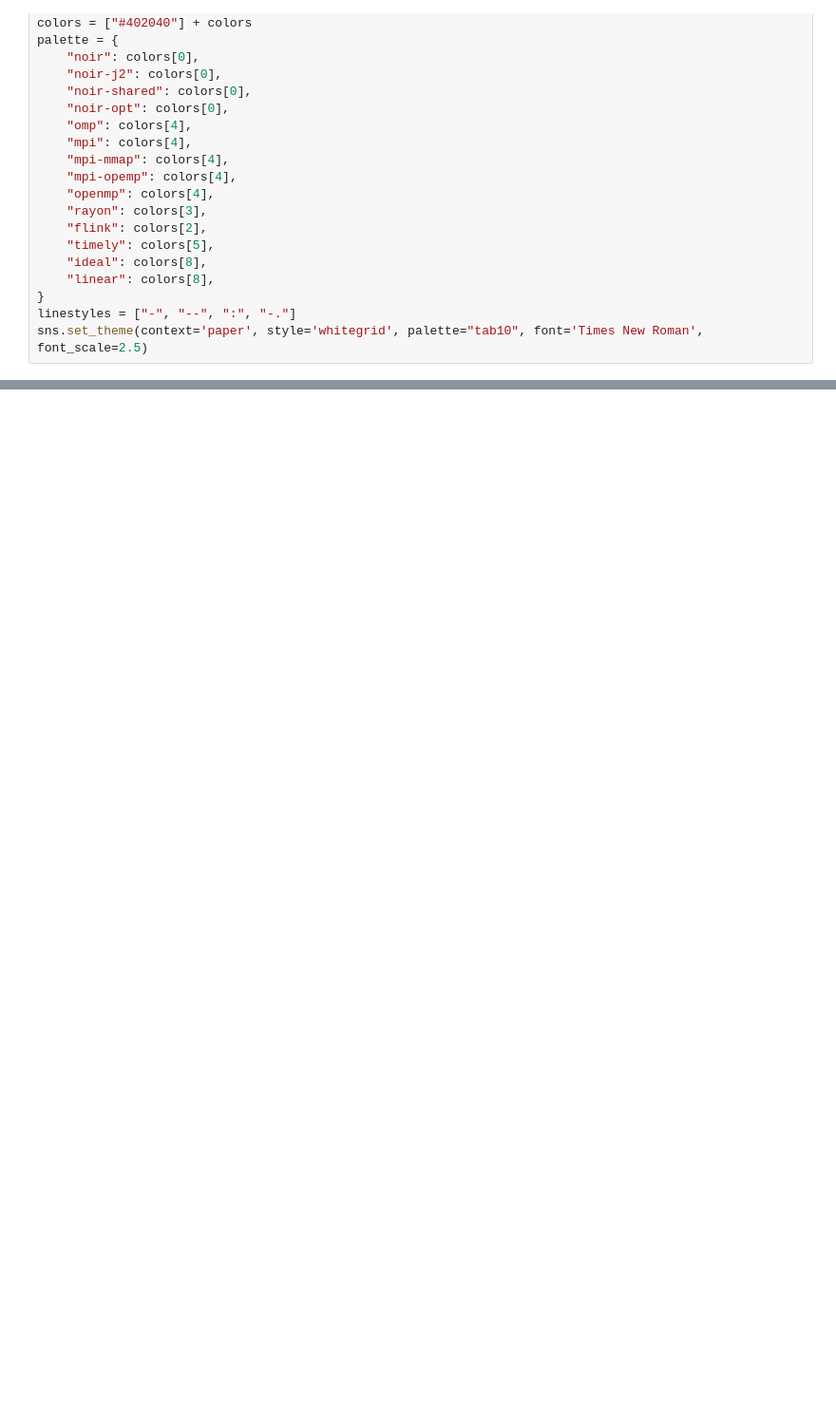
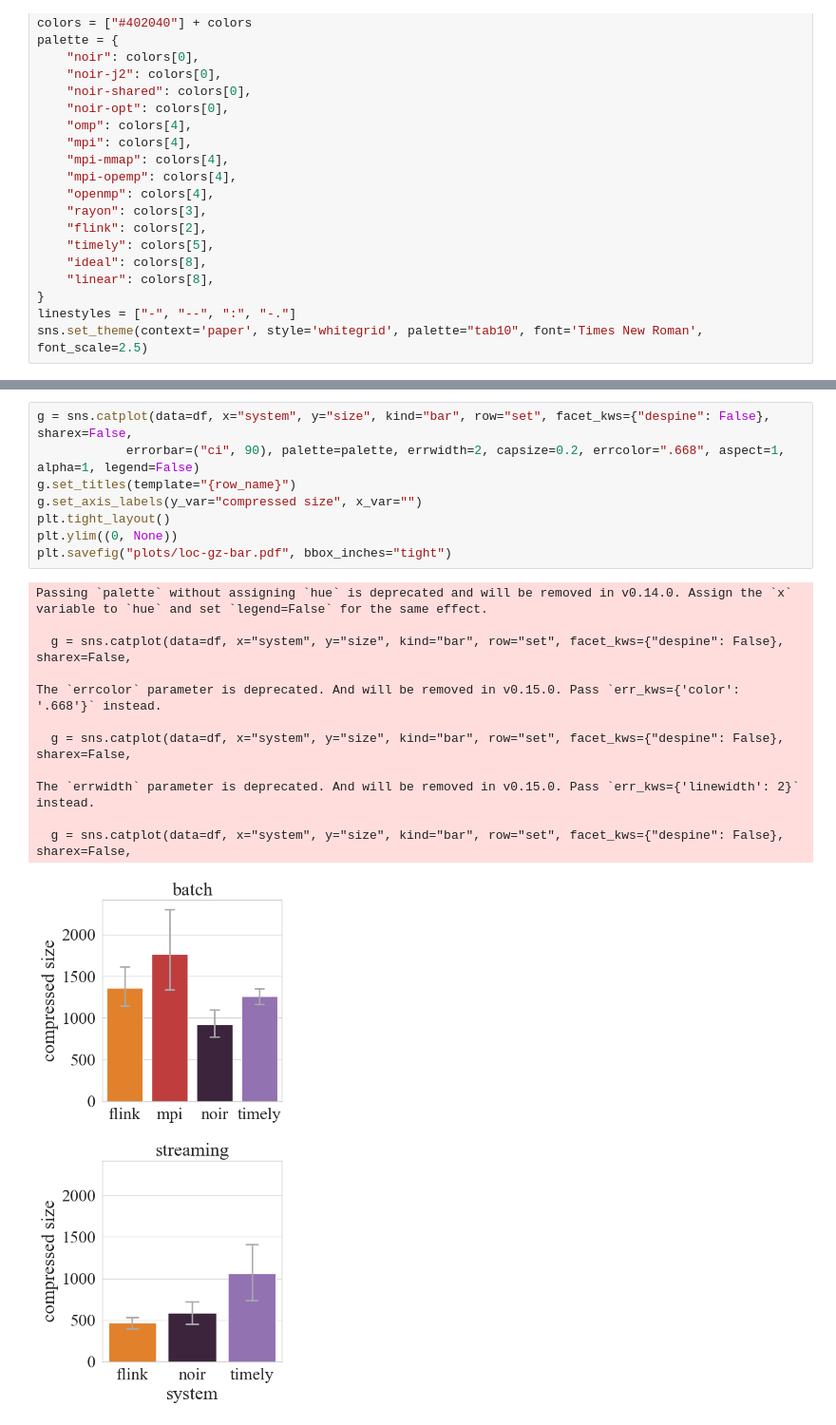
Before and after one commit to imDema/noir-paper-main, a Jupyter notebook: tools/viz-loc/plot-loc.ipynb, the cells around one changed output, grey strips where cells are left out. Shown at 95% size. Saved outputs shown, nothing was run; the diff lists cells and outputs as text; blank space fills up the shorter version.

```diff
--- a/tools/viz-loc/plot-loc.ipynb
+++ b/tools/viz-loc/plot-loc.ipynb
@@ -55 +66,22 @@ plt.savefig("plots/loc-gz-bar.pdf", bbox_inches="tight")
+# %%
+g = sns.catplot(data=df, x="system", y="size", kind="bar", row="set", facet_kws={"despine": False}, sharex=False,
+            errorbar=("ci", 90), palette=palette, errwidth=2, capsize=0.2, errcolor=".668", aspect=1, alpha=1, legend=False)
+g.set_titles(template="{row_name}")
+g.set_axis_labels(y_var="compressed size", x_var="")
+plt.tight_layout()
+plt.ylim((0, None))
+plt.savefig("plots/loc-gz-bar.pdf", bbox_inches="tight")
+# %% [output]
+Passing `palette` without assigning `hue` is deprecated and will be removed in v0.14.0. Assign the `x` variable to `hue` and set `legend=False` for the same effect.
+
+  g = sns.catplot(data=df, x="system", y="size", kind="bar", row="set", facet_kws={"despine": False}, sharex=False,
+
+The `errcolor` parameter is deprecated. And will be removed in v0.15.0. Pass `err_kws={'color': '.668'}` instead.
+
+  g = sns.catplot(data=df, x="system", y="size", kind="bar", row="set", facet_kws={"despine": False}, sharex=False,
+
+The `errwidth` parameter is deprecated. And will be removed in v0.15.0. Pass `err_kws={'linewidth': 2}` instead.
+
+  g = sns.catplot(data=df, x="system", y="size", kind="bar", row="set", facet_kws={"despine": False}, sharex=False,
+[figure, added]
 # %%
```
Also changed, not shown: parts of 4 cells of this notebook, 13 other files.
